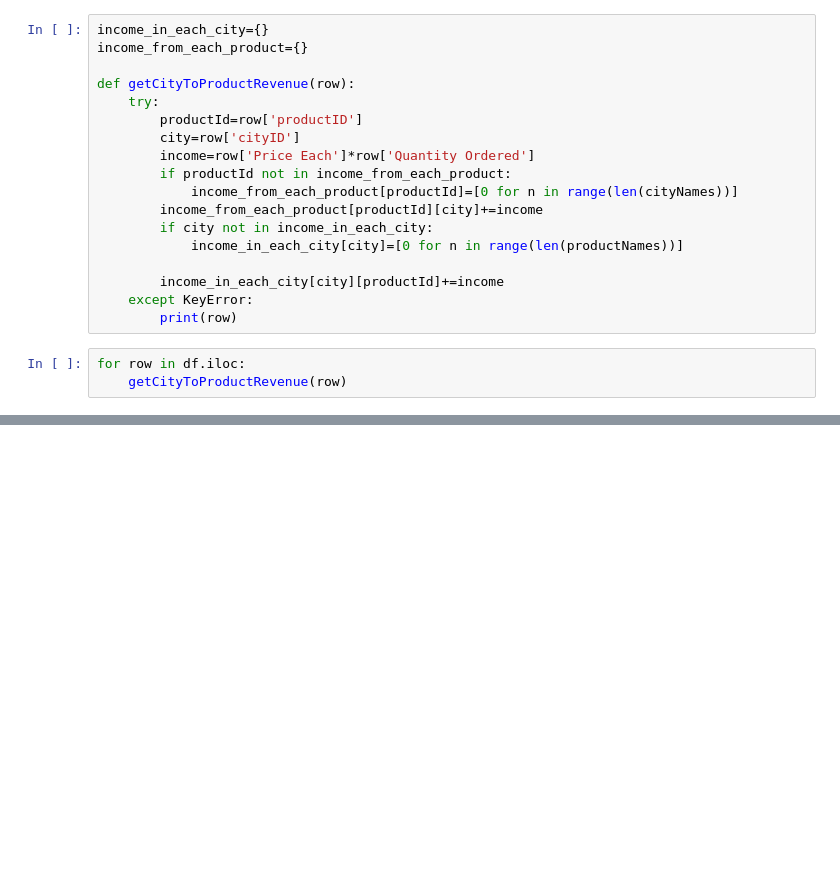
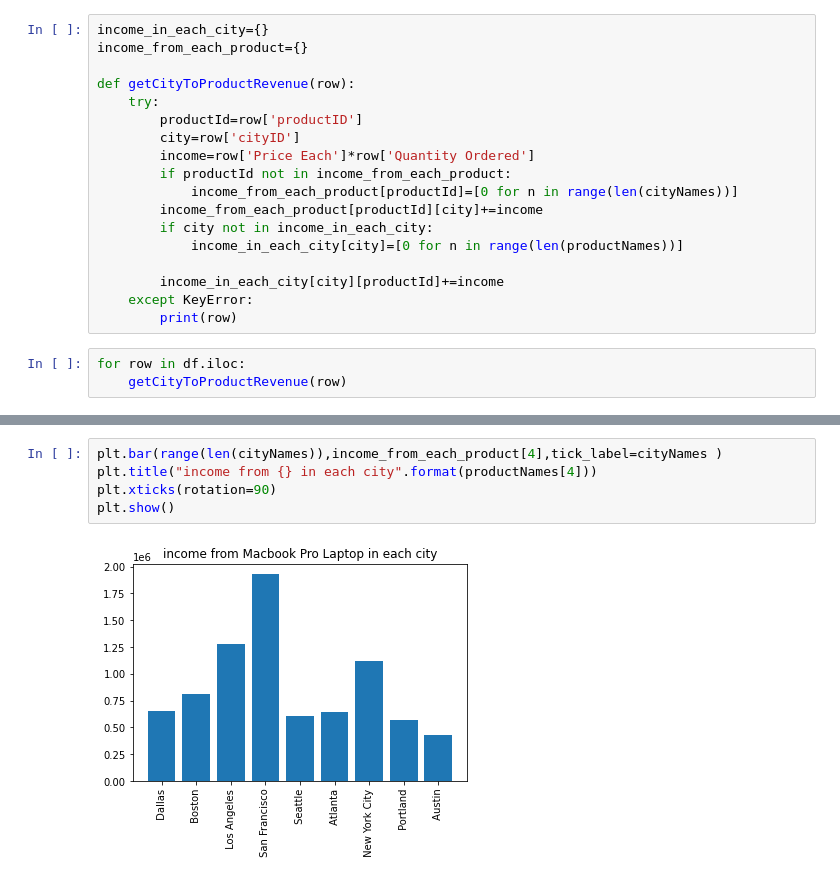
Before and after one commit to shahriarKabir44/learn_data_science, a Jupyter notebook: sales_data_analysis/sales_analysis.ipynb, the cells around one changed output, grey strips where cells are left out. Saved outputs shown, nothing was run; the diff lists cells and outputs as text; blank space fills up the shorter version.

```diff
--- a/sales_data_analysis/sales_analysis.ipynb
+++ b/sales_data_analysis/sales_analysis.ipynb
@@ -415,0 +416,7 @@ plt.show()
+# %%
+plt.bar(range(len(cityNames)),income_from_each_product[4],tick_label=cityNames )
+plt.title("income from {} in each city".format(productNames[4]))
+plt.xticks(rotation=90)
+plt.show()
+# %% [output]
+[figure, added]
```
Also changed, not shown: parts of 8 cells of this notebook, 3 other files.
